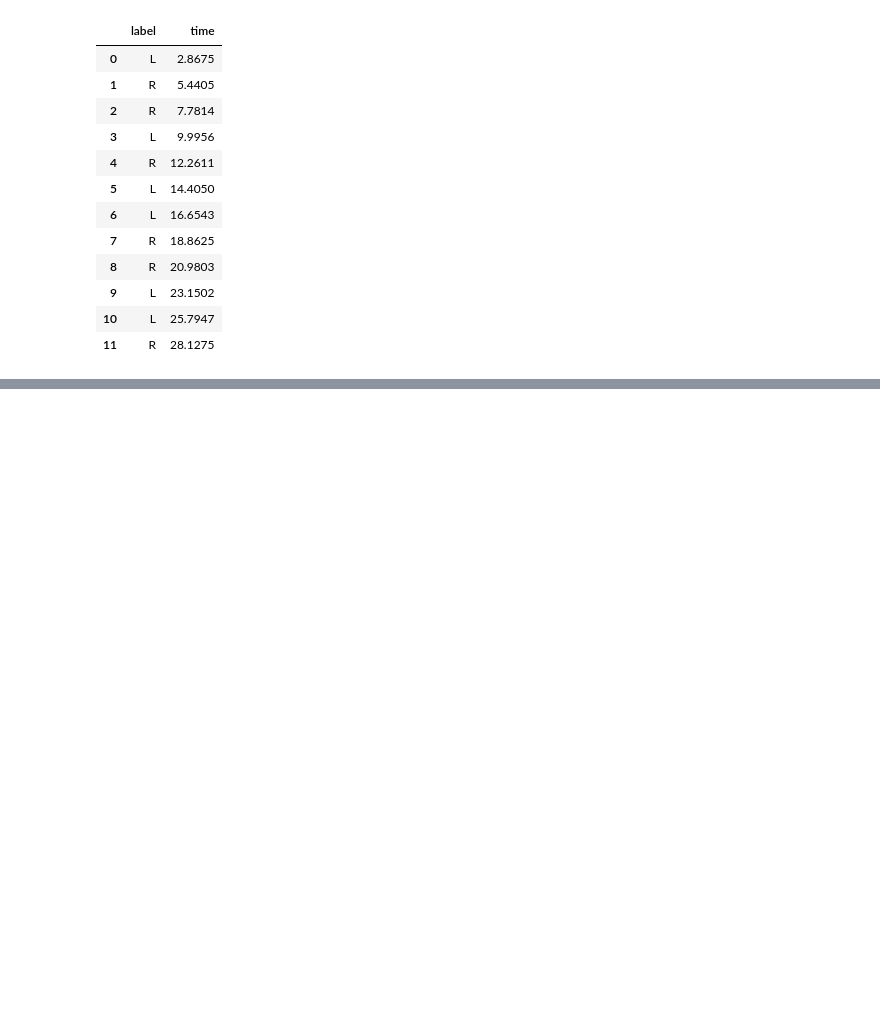
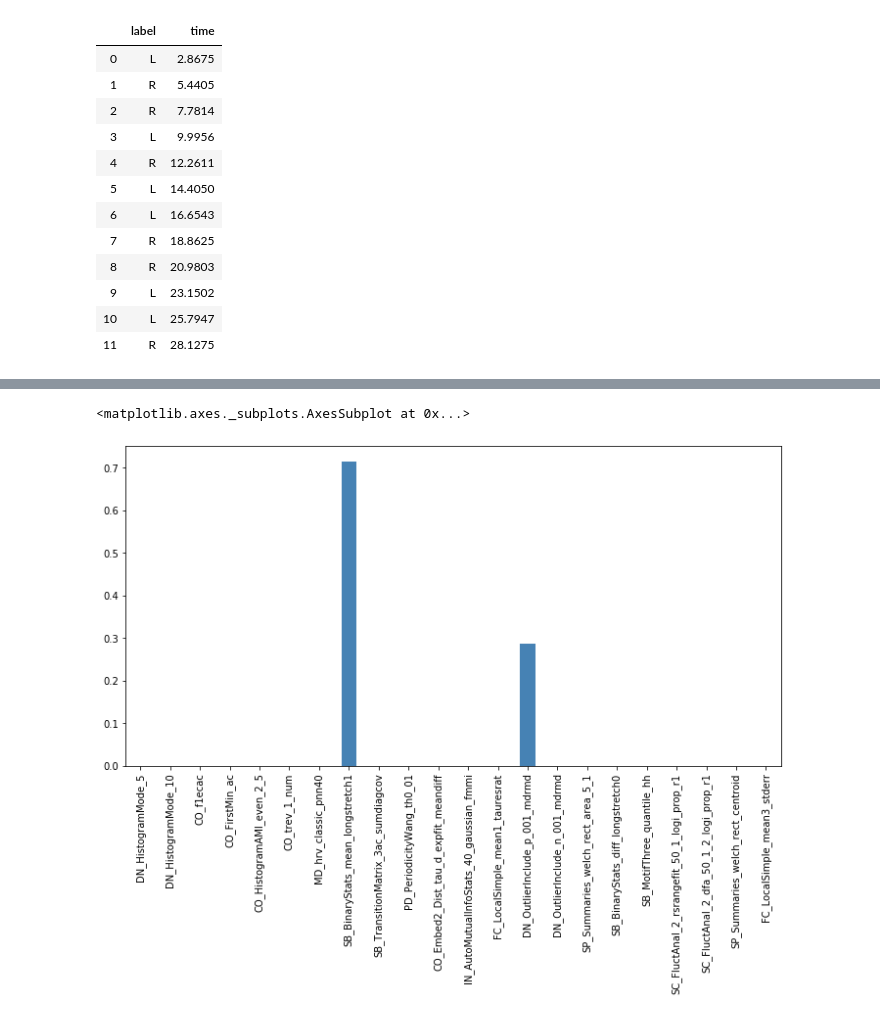
Before and after one commit to BruceWangXD/SpaceInvaders, a Jupyter notebook: catch22.ipynb, the cells around one changed output, grey strips where cells are left out. Saved outputs shown, nothing was run; the diff lists cells and outputs as text; code cells hidden in the pictures; blank space fills up the shorter version.

Commit message:
catch22 feature selection performed

```diff
--- a/catch22.ipynb
+++ b/catch22.ipynb
@@ -148,6 +160,10 @@ plt.fill_between(time_seq, 2500, -2500,
 # cport = '/dev/cu.usbmodem142301'  # set the correct port before you run it
 # ser = serial.Serial(port=cport, baudrate=baudrate)
 
-features = catch22_all(wav_array)
-print(features['names'])
-print(features['values'])
+
+features = []
+for event in events:
+    feature = catch22_all(event)
+    features.append(feature['values'])
+
+features_df = pd.DataFrame(features)
@@ -170,0 +170,19 @@ print(X_selected.shape)
+# %%
+# feature selection using decision trees
+
+from sklearn.tree import DecisionTreeClassifier
+
+features_df.columns = feature['names']
+
+y = labels.label
+
+clf = DecisionTreeClassifier()
+clf.fit(features_df, y)
+
+pd.Series(clf.feature_importances_, index=features_df.columns).plot.bar(color='steelblue', figsize=(12, 6))
+
+# running this and the above cell a few times, SB_BinaryStats_mean_longstretch1 is the most important while another feature
+# helps support for a max of 2 features
+# %% [output]
+<matplotlib.axes._subplots.AxesSubplot at 0x...>
+[figure, added]
```
Also changed, not shown: parts of 5 cells of this notebook.
